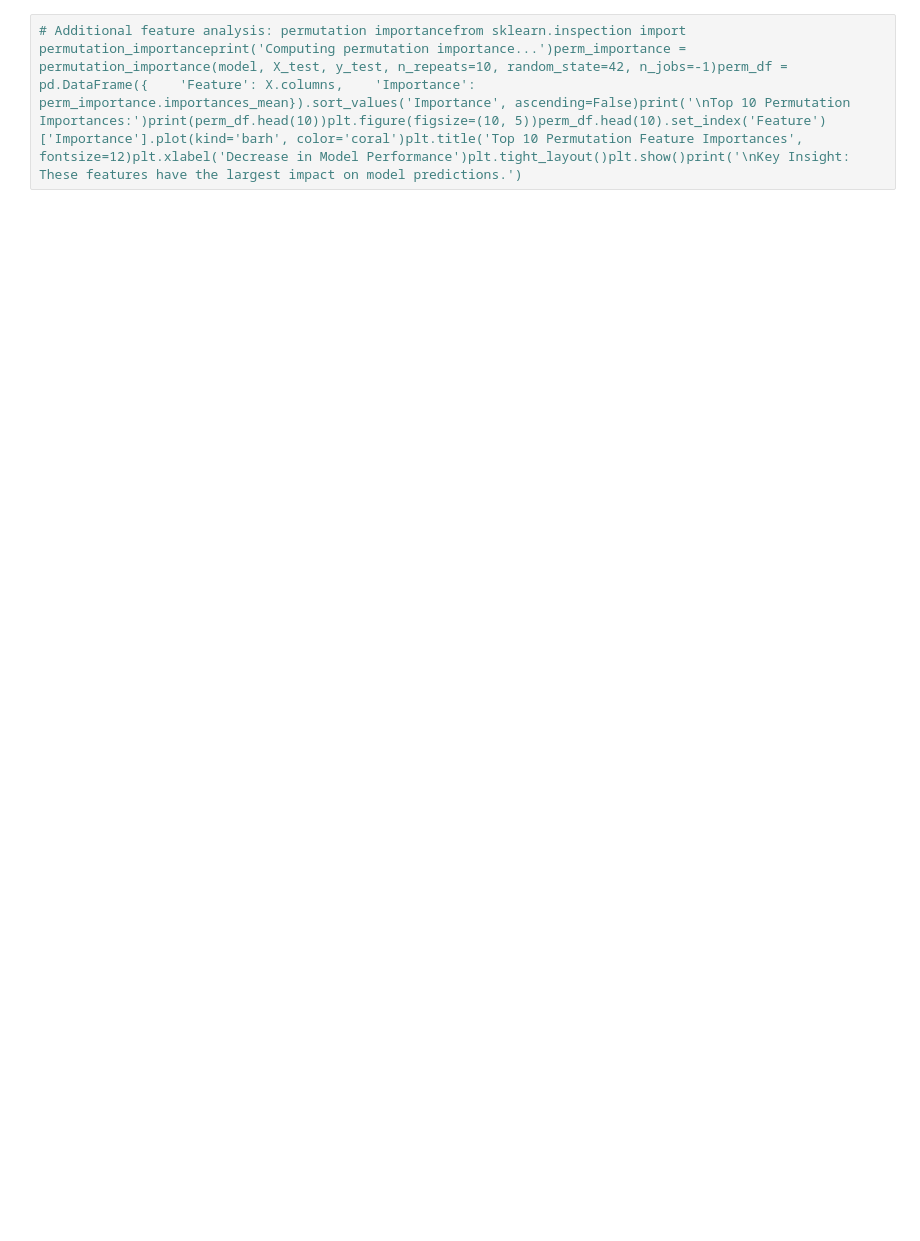
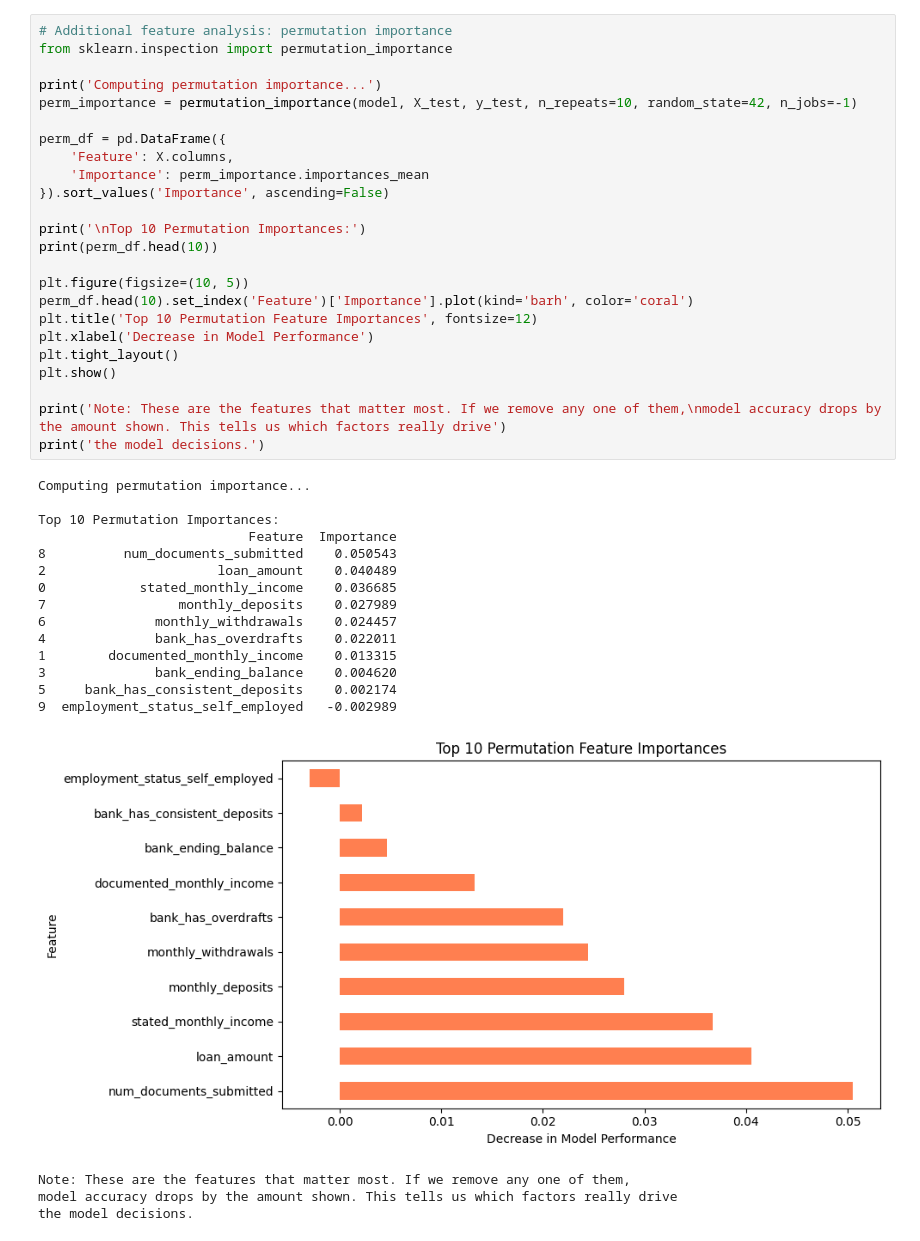
Before and after one commit to GuoGuoLinLinRanger/LoanPredictionModel, a Jupyter notebook: realpres.ipynb, the cells around one changed output. Cells and saved outputs as stored; diff of their text form; blank space fills up the shorter version.

```diff
--- a/realpres.ipynb
+++ b/realpres.ipynb
@@ -17,3 +174,44 @@ from sklearn.model_selection import train_test_splitfrom sklearn.metrics import
 # %%
-# Additional feature analysis: permutation importancefrom sklearn.inspection import permutation_importanceprint('Computing permutation importance...')perm_importance = permutation_importance(model, X_test, y_test, n_repeats=10, random_state=42, n_jobs=-1)perm_df = pd.DataFrame({    'Feature': X.columns,    'Importance': perm_importance.importances_mean}).sort_values('Importance', ascending=False)print('\nTop 10 Permutation Importances:')print(perm_df.head(10))plt.figure(figsize=(10, 5))perm_df.head(10).set_index('Feature')['Importance'].plot(kind='barh', color='coral')plt.title('Top 10 Permutation Feature Importances', fontsize=12)plt.xlabel('Decrease in Model Performance')plt.tight_layout()plt.show()print('\nKey Insight: These features have the largest impact on model predictions.')
+# Additional feature analysis: permutation importance
+from sklearn.inspection import permutation_importance
+
+print('Computing permutation importance...')
+perm_importance = permutation_importance(model, X_test, y_test, n_repeats=10, random_state=42, n_jobs=-1)
+
+perm_df = pd.DataFrame({
+    'Feature': X.columns,
+    'Importance': perm_importance.importances_mean
+}).sort_values('Importance', ascending=False)
+
+print('\nTop 10 Permutation Importances:')
+print(perm_df.head(10))
+
+plt.figure(figsize=(10, 5))
+perm_df.head(10).set_index('Feature')['Importance'].plot(kind='barh', color='coral')
+plt.title('Top 10 Permutation Feature Importances', fontsize=12)
+plt.xlabel('Decrease in Model Performance')
+plt.tight_layout()
+plt.show()
+
+print('Note: These are the features that matter most. If we remove any one of them,\nmodel accuracy drops by the amount shown. This tells us which factors really drive')
+print('the model decisions.')
+# %% [output]
+Computing permutation importance...
+
+Top 10 Permutation Importances:
+                           Feature  Importance
+8          num_documents_submitted    0.050543
+2                      loan_amount    0.040489
+0            stated_monthly_income    0.036685
+7                 monthly_deposits    0.027989
+6              monthly_withdrawals    0.024457
+4              bank_has_overdrafts    0.022011
+1        documented_monthly_income    0.013315
+3              bank_ending_balance    0.004620
+5     bank_has_consistent_deposits    0.002174
+9  employment_status_self_employed   -0.002989
+[figure, added]
+Note: These are the features that matter most. If we remove any one of them,
+model accuracy drops by the amount shown. This tells us which factors really drive
+the model decisions.
 # %%
```
Also changed, not shown: parts of 13 cells of this notebook.
